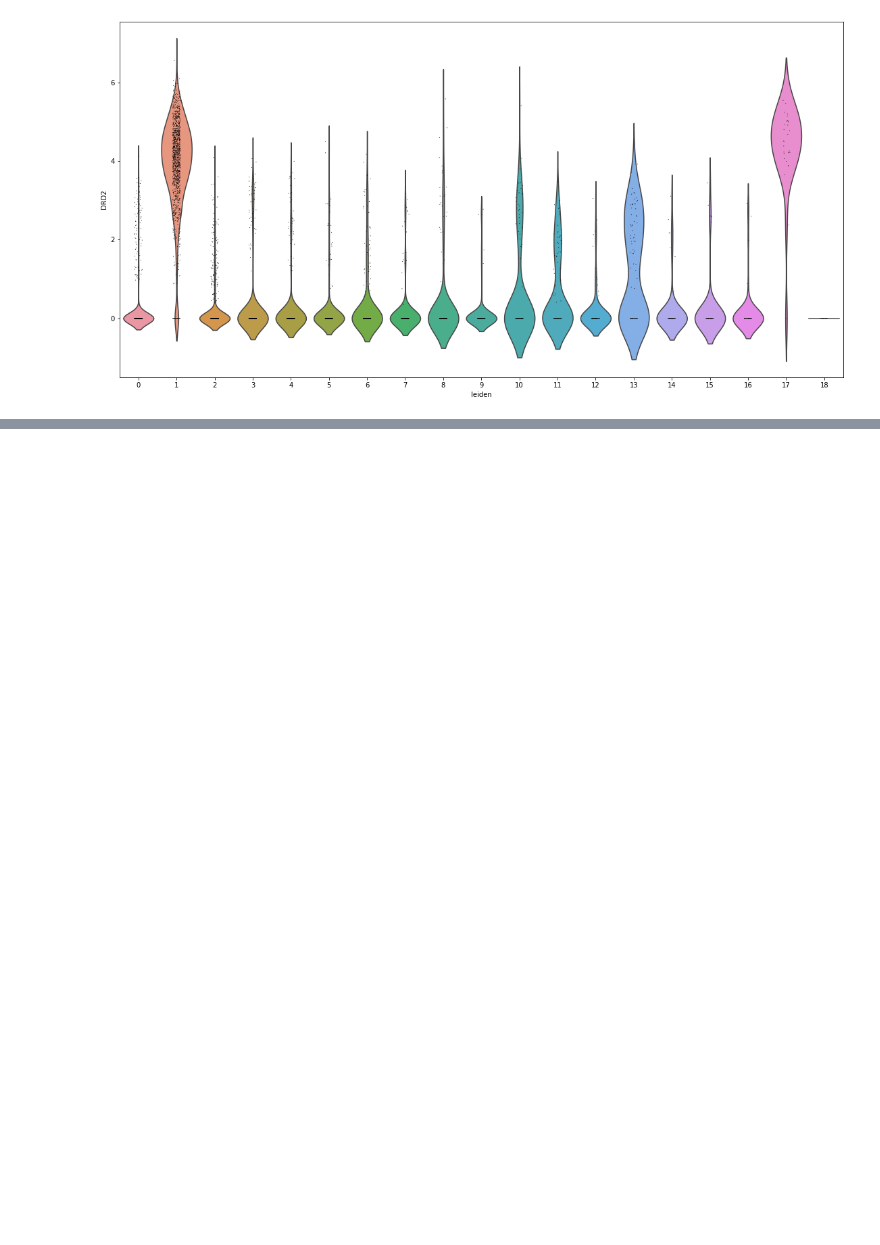
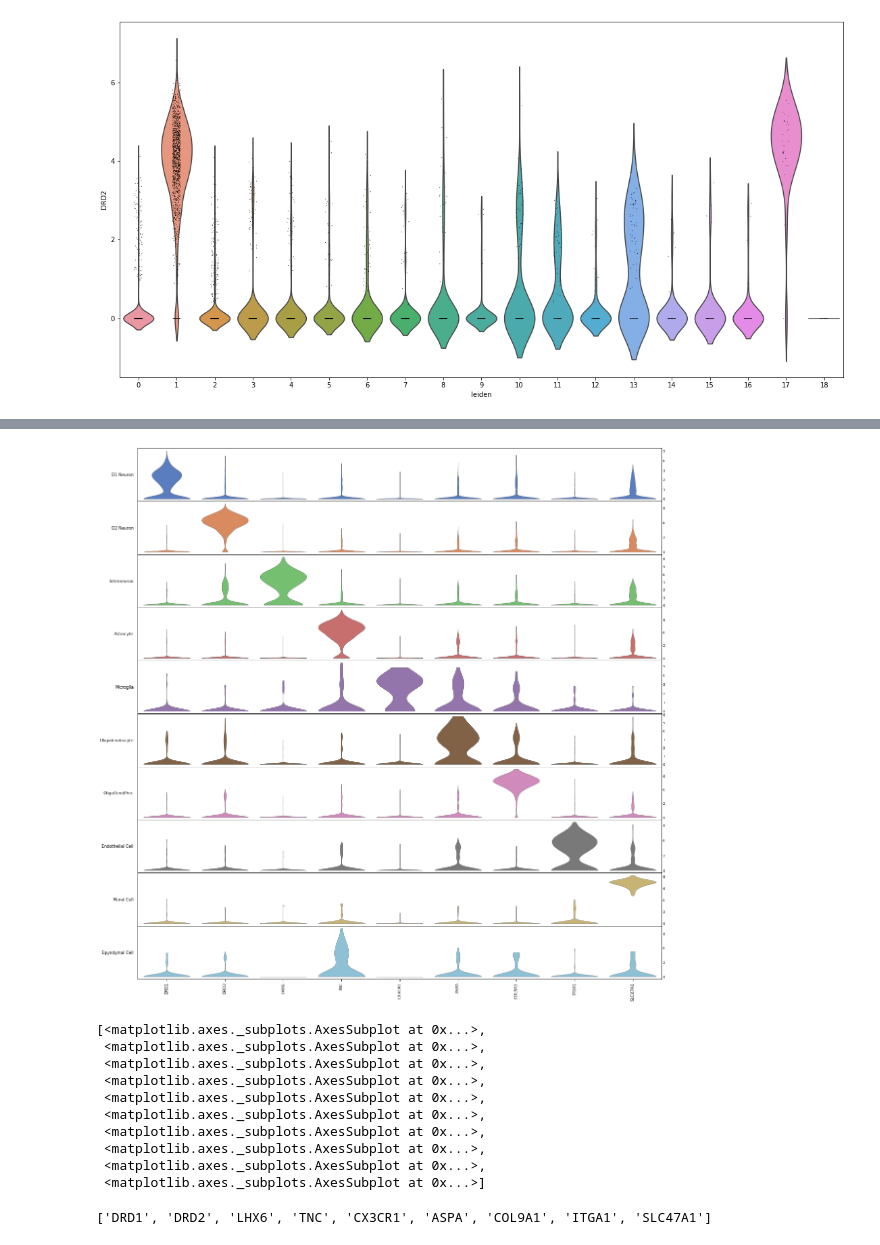
Before and after one commit to pfenninglab/nhp_snrna_striatum_analysis, a Jupyter notebook: analysis/full_nuclei_analysis.ipynb, the cells around one changed output, grey strips where cells are left out. Drawn from its saved outputs; the diff is of its cells as text; code cells hidden in the pictures; blank space fills up the shorter version.

```diff
--- a/analysis/full_nuclei_analysis.ipynb
+++ b/analysis/full_nuclei_analysis.ipynb
@@ -317,0 +282,20 @@ sc.pl.umap(striatum_ann,color="cell_type",palette="tab20")
+# %%
+#we can check our clustring with both a stacked violin plot and hexplots
+sc.pl.stacked_violin(striatum_ann,var_names=["DRD1","DRD2","LHX6","TNC","CX3CR1","ASPA",
+                                             "COL9A1","ITGA1","SLC47A1"],groupby="cell_type",figsize=(20,20))
+# %% [output]
+[figure, added]
+[<matplotlib.axes._subplots.AxesSubplot at 0x...>,
+ <matplotlib.axes._subplots.AxesSubplot at 0x...>,
+ <matplotlib.axes._subplots.AxesSubplot at 0x...>,
+ <matplotlib.axes._subplots.AxesSubplot at 0x...>,
+ <matplotlib.axes._subplots.AxesSubplot at 0x...>,
+ <matplotlib.axes._subplots.AxesSubplot at 0x...>,
+ <matplotlib.axes._subplots.AxesSubplot at 0x...>,
+ <matplotlib.axes._subplots.AxesSubplot at 0x...>,
+ <matplotlib.axes._subplots.AxesSubplot at 0x...>,
+ <matplotlib.axes._subplots.AxesSubplot at 0x...>]
+# %%
+["DRD1","DRD2","LHX6","TNC","CX3CR1","ASPA","COL9A1","ITGA1","SLC47A1"]
+# %% [output]
+['DRD1', 'DRD2', 'LHX6', 'TNC', 'CX3CR1', 'ASPA', 'COL9A1', 'ITGA1', 'SLC47A1']
```
Also changed, not shown: parts of 30 cells of this notebook.
